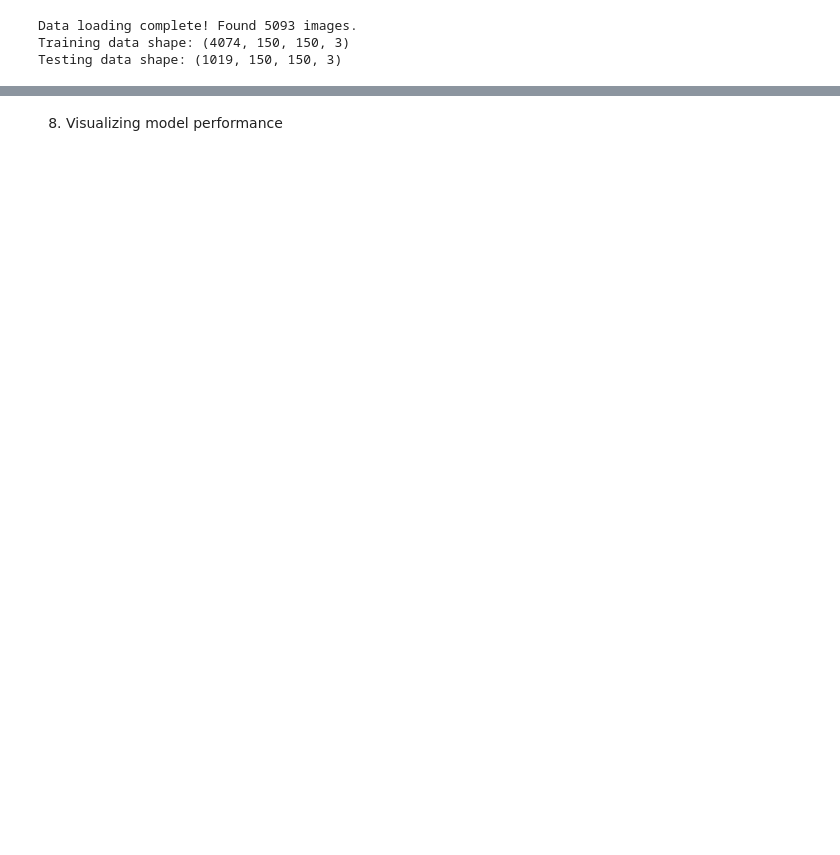
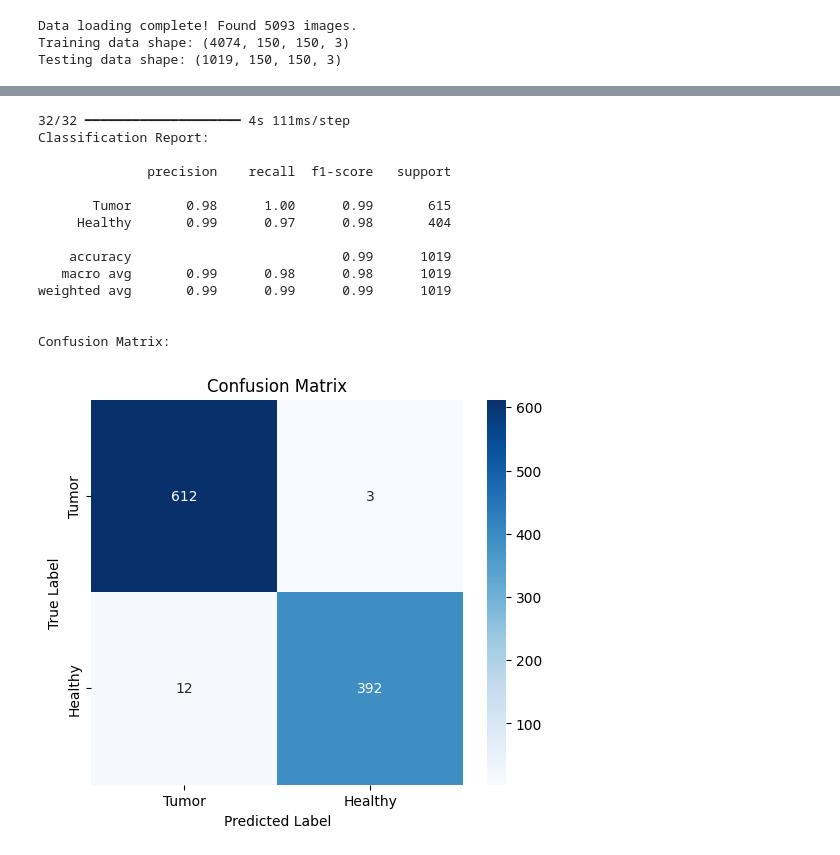
Before and after one commit to rohitrwt73/Brain_tumor_detection, a Jupyter notebook: model_training.ipynb, the cells around one changed output, grey strips where cells are left out. Cells and saved outputs as stored; diff of their text form; code cells hidden in the pictures; blank space fills up the shorter version.

```diff
--- a/model_training.ipynb
+++ b/model_training.ipynb
@@ -164,7 +153,41 @@ Epoch 10/10
 WARNING:absl:You are saving your model as an HDF5 file via `model.save()` or `keras.saving.save_model(model)`. This file format is considered legacy. We recommend using instead the native Keras format ...
 Model saved as brain_tumor_vgg16.h5
-# %% [markdown]
-8. Visualizing model performance
+# %%
+from sklearn.metrics import classification_report, confusion_matrix
+import seaborn as sns
+
+y_pred_prob = model.predict(X_test)
+
+y_pred_classes = (y_pred_prob > 0.5).astype(int).flatten()
+
+print("Classification Report:\n")
+print(classification_report(y_test, y_pred_classes, target_names=['Tumor', 'Healthy']))
+
+print("\nConfusion Matrix:\n")
+cm = confusion_matrix(y_test, y_pred_classes)
+
+plt.figure(figsize=(6,5))
+sns.heatmap(cm, annot=True, fmt='d', cmap='Blues', xticklabels=['Tumor', 'Healthy'], yticklabels=['Tumor', 'Healthy'])
+plt.xlabel('Predicted Label')
+plt.ylabel('True Label')
+plt.title('Confusion Matrix')
+plt.show()
+# %% [output]
+32/32 ━━━━━━━━━━━━━━━━━━━━ 4s 111ms/step
+Classification Report:
+
+              precision    recall  f1-score   support
+
+       Tumor       0.98      1.00      0.99       615
+     Healthy       0.99      0.97      0.98       404
+
+    accuracy                           0.99      1019
+   macro avg       0.99      0.98      0.98      1019
+weighted avg       0.99      0.99      0.99      1019
+
+
+Confusion Matrix:
+[figure, added]
 # %%
 acc = history.history['accuracy']
 val_acc = history.history['val_accuracy']
```
Also changed, not shown: parts of 11 cells of this notebook, 2 other files.
